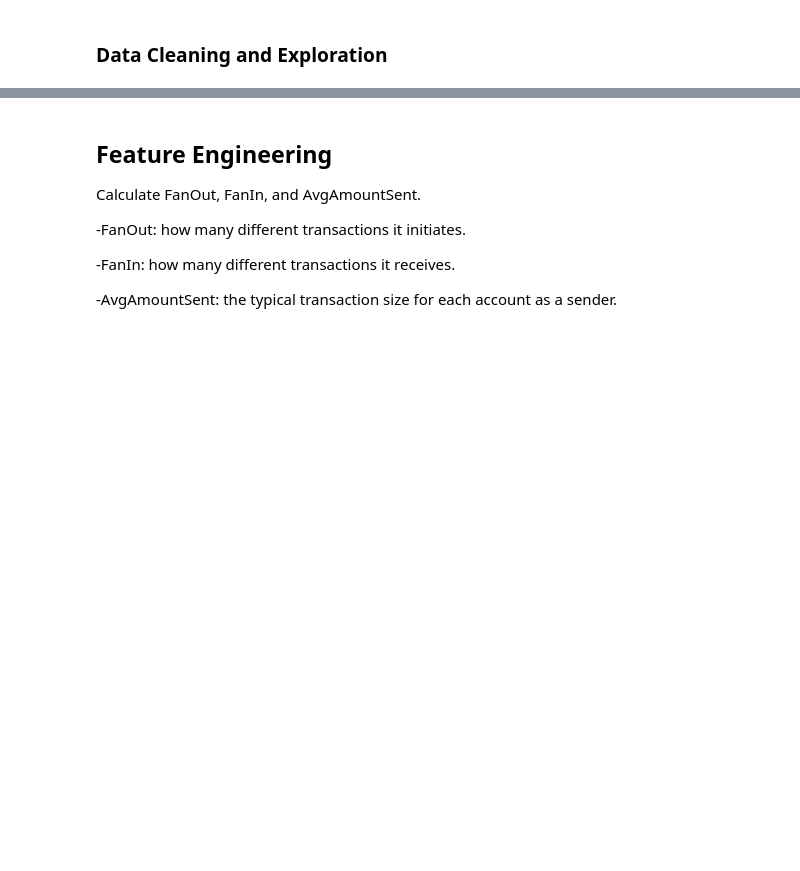
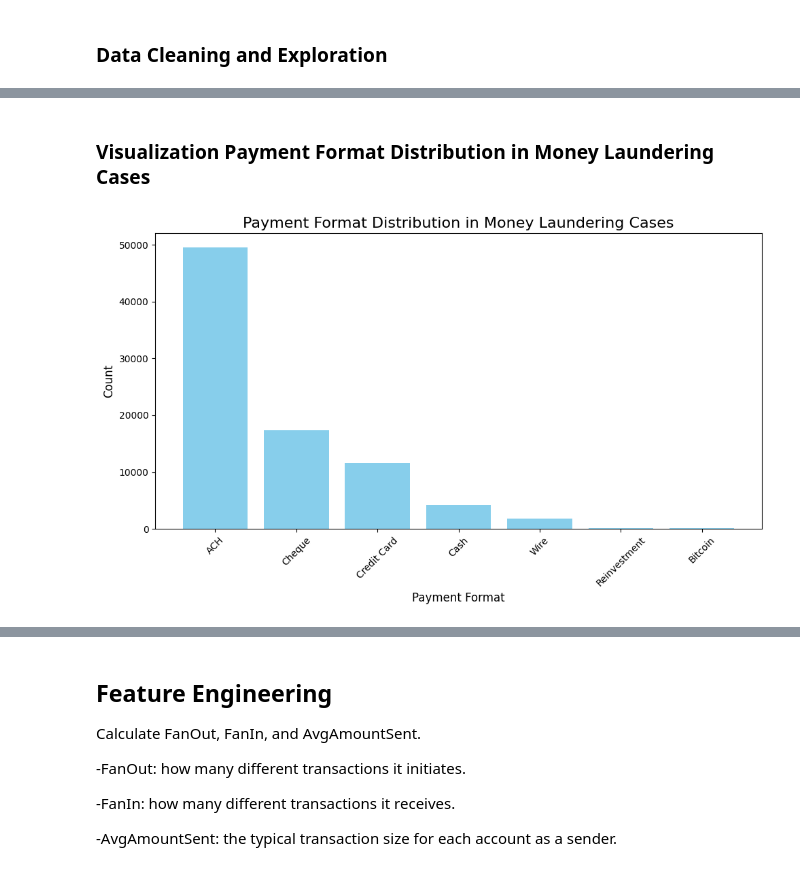
Before and after one commit to nparra75/Anti-MoneyLaunderingDetector, a Jupyter notebook: AntiMoneyLaunderingDetector.ipynb, the cells around one changed output, grey strips where cells are left out. Cells and saved outputs as stored; diff of their text form; code cells hidden in the pictures; blank space fills up the shorter version.

```diff
--- a/AntiMoneyLaunderingDetector.ipynb
+++ b/AntiMoneyLaunderingDetector.ipynb
@@ -568,0 +664,33 @@ only showing top 20 rows
+# %% [markdown]
+### Visualization Payment Format Distribution in Money Laundering Cases
+# %%
+# Filter for money laundering cases
+laundering_cases = balanced_df.filter(F.col("isLaundering") == 1)
+
+# Group by Payment_Format and count occurrences
+payment_format_counts = (
+    laundering_cases.groupBy("Payment_Format")
+    .agg(F.count("*").alias("Count"))
+    .orderBy(F.desc("Count"))
+)
+
+# Collect the data to prepare for plotting
+data = payment_format_counts.collect()
+
+# Prepare data for plotting
+formats = [row["Payment_Format"] for row in data]
+counts = [row["Count"] for row in data]
+
+# Create the bar chart
+plt.figure(figsize=(10, 6))
+plt.bar(formats, counts, color="skyblue")
+plt.title("Payment Format Distribution in Money Laundering Cases", fontsize=16)
+plt.xlabel("Payment Format", fontsize=12)
+plt.ylabel("Count", fontsize=12)
+plt.xticks(rotation=45, fontsize=10)
+plt.tight_layout()
+
+# Show the plot
+plt.show()
+# %% [output]
+[figure, added]
```
Also changed, not shown: parts of 35 cells of this notebook, 2 other files.
